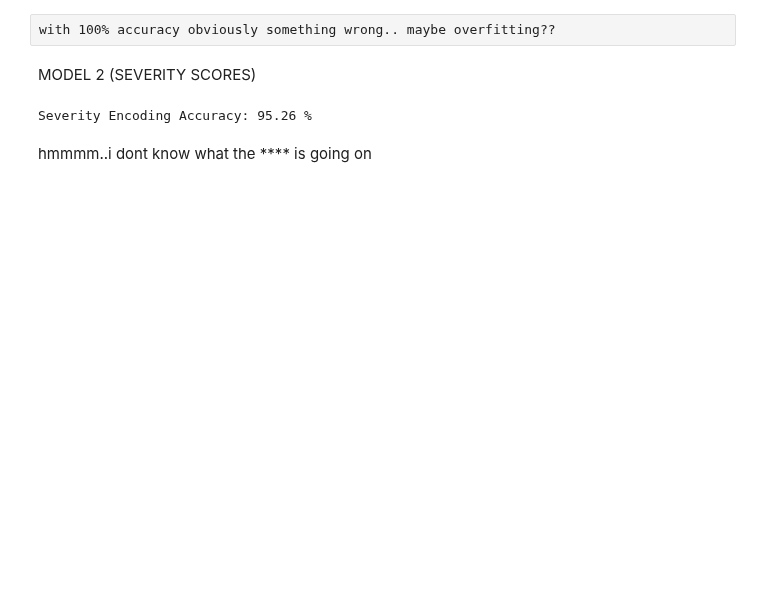
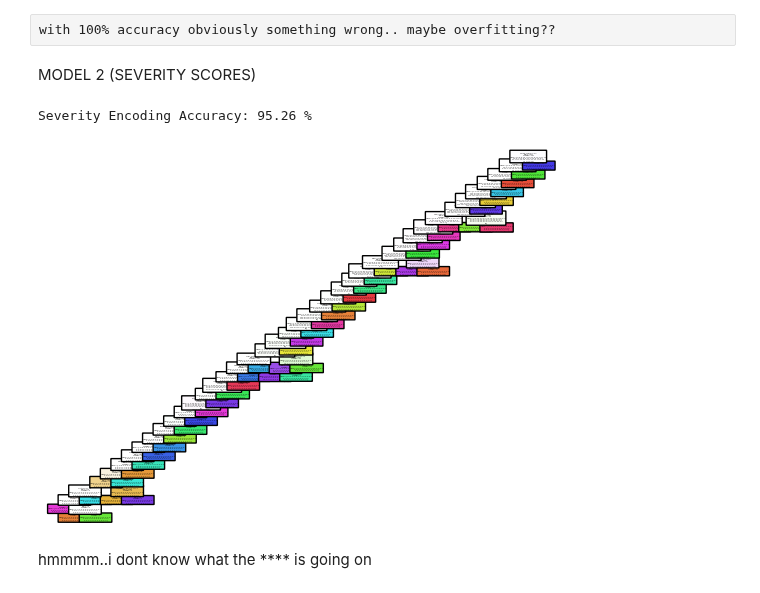
Before and after one commit to domipm/AML-Disease-Symptom, a Jupyter notebook: DecisionTree.ipynb, the cells around one changed output. Drawn from its saved outputs; the diff is of its cells as text; code cells hidden in the pictures; blank space fills up the shorter version.

```diff
--- a/DecisionTree.ipynb
+++ b/DecisionTree.ipynb
@@ -186,23 +176,28 @@ MODEL 2 (SEVERITY SCORES)
 # %%
 #prepare data
 X_severity = severity_w.drop(columns=['Disease'])  # Dropping target column
 y_severity = severity_w['Disease']  # Target column (disease)
 
 # Split the data into training and testing sets
 X_train_severity, X_test_severity, y_train_severity, y_test_severity = train_test_split(X_severity, y_severity, test_size=0.9, random_state=42)
 
 # Create and train the Decision Tree model
 dt_model_severity = DecisionTreeClassifier(random_state=42)
 dt_model_severity.fit(X_train_severity, y_train_severity)
 
 # Make predictions
 y_pred_severity = dt_model_severity.predict(X_test_severity)
 
+
+plot_tree(dt_model_severity, filled=True, feature_names=X_binary.columns, class_names=y_binary.unique(), rounded=True)
+
+
 # Evaluate the model
 accuracy_severity = accuracy_score(y_test_severity, y_pred_severity)
 print(f"Severity Encoding Accuracy: {accuracy_severity * 100:.2f} %")
 # %% [output]
 Severity Encoding Accuracy: 95.26 %
+[figure, added]
 # %% [markdown]
 hmmmm..i dont know what the **** is going on
 # %%
```
Also changed, not shown: parts of 4 cells of this notebook, 3 other files.
